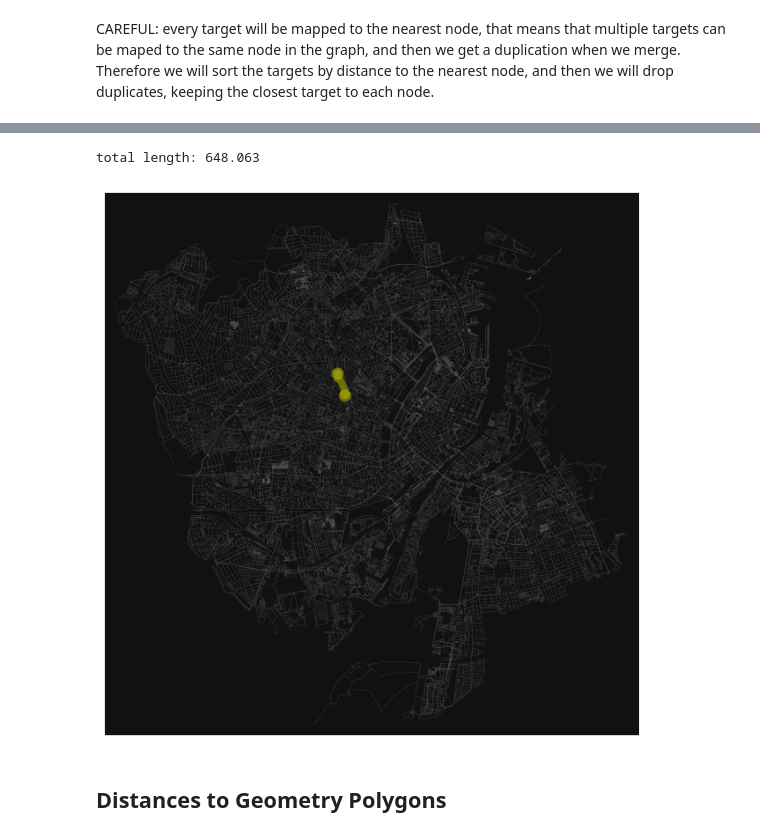
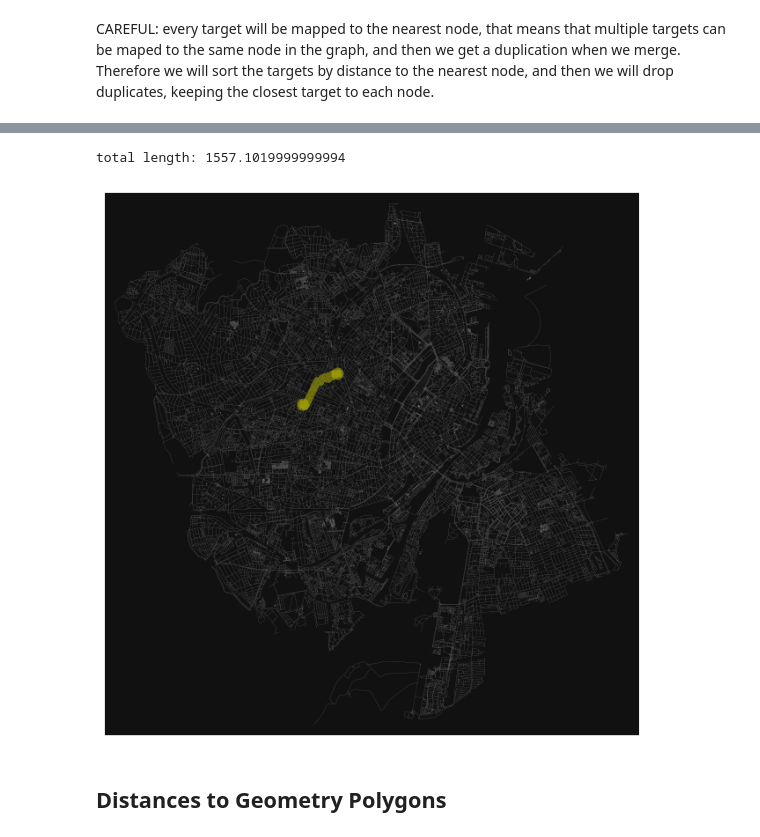
Before and after one commit to MiriamEspinosa/QoL_Copenhagen, a Jupyter notebook: notebooks/calculate_distances.ipynb, the cells around one changed output, grey strips where cells are left out. Cells and saved outputs as stored; diff of their text form; code cells hidden in the pictures.

```diff
--- a/notebooks/calculate_distances.ipynb
+++ b/notebooks/calculate_distances.ipynb
@@ -117,25 +143,19 @@ def shortest_distance_network_route(start_node, target_node, G):
 # %% [markdown]
 This includes schools, transport stops and hospitals
 # %%
+## Start nodes
+accommodation = nearest_node(df_accommodation, G_walk)
+
+## Education targets
 schools = nearest_node(df_schools, G_walk)
-accommodation = nearest_node(df_accommodation, G_walk)
-transport = nearest_node(df_transport, G_walk)
+
+## Transport targets
+bus = nearest_node(df_bus, G_walk)
+train = nearest_node(df_train, G_walk)
+
+## Treatment target
 hospital = nearest_node(df_hospital, G_walk)
+clinic = nearest_node(df_clinic, G_walk)
 # %% [markdown]
 CAREFUL: every target will be mapped to the nearest node, that means that multiple targets can be maped to the
 same node in the graph, and then we get a duplication when we merge. Therefore we will sort the targets by distance to the nearest node, and then we will drop duplicates, keeping the closest target to each node.
-# %%
-schools.sort_values("distance_nearest_node", ascending=True, inplace=True)
-print(f"Number of schools: {schools.shape[0]}")
-schools.drop_duplicates(subset=["nearest_node"], keep="first", inplace=True)
-print(f"Number of schools after dropping duplicates: {schools.shape[0]}")
-
-transport.sort_values("distance_nearest_node", ascending=True, inplace=True)
-print(f"Number of transport stops: {transport.shape[0]}")
-transport.drop_duplicates(subset=["nearest_node"], keep="first", inplace=True)
-print(f"Number of transport stops after dropping duplicates: {transport.shape[0]}")
-
-hospital.sort_values("distance_nearest_node", ascending=True, inplace=True)
-print(f"Number of hospitals: {hospital.shape[0]}")
-hospital.drop_duplicates(subset=["nearest_node"], keep="first", inplace=True)
-print(f"Number of hospitals after dropping duplicates: {hospital.shape[0]}")
@@ -148,0 +162,6 @@ Number of hospitals after dropping duplicates: 69
+# %%
+schools = drop_duplicate_distances(schools)
+bus = drop_duplicate_distances(bus)
+train = drop_duplicate_distances(train)
+hospital = drop_duplicate_distances(hospital)
+clinic = drop_duplicate_distances(clinic)
@@ -154,9 +184,11 @@ accommodation.head(2)
 | 1 | 24508264 | NaN | apartments | POINT (719548.667 6173443.049) | 13451737772 | 50.085985 |
 # %%
 acc2 = dist_to_nodes(accommodation, schools, G_walk, "nearest_school")
-acc3 = dist_to_nodes(acc2, transport, G_walk, "nearest_transport")
-acc4 = dist_to_nodes(acc3, hospital, G_walk, "nearest_hospital")
-acc4.head(3)
+acc3 = dist_to_nodes(acc2, bus, G_walk, "nearest_bus")
+acc4 = dist_to_nodes(acc3, train, G_walk, "nearest_train")
+acc5 = dist_to_nodes(acc4, hospital, G_walk, "nearest_hospital")
+acc6 = dist_to_nodes(acc5, clinic, G_walk, "nearest_clinic")
+acc6.head(3)
 # %% [output]
 |  | osm_id | name | amenity | geometry | nearest_node | distance_nearest_node | nearest_school | ... |
 | 0 | 23540747 | NaN | apartments | POINT (722469.200 6177724.345) | 7766784 | 47.864968 | 3468162006 | ... |
@@ -167,10 +199,10 @@ assert acc4.shape[0] == accommodation.shape[0] == acc3.shape[0] == acc2.shape[0]
 # %%
-route, total_length = shortest_distance_network_route(start_node=acc4.loc[0, "nearest_node"], target_node=acc4.loc[0, "nearest_hospital"], G=G_walk)
+route, total_length = shortest_distance_network_route(start_node=acc6.loc[0, "nearest_node"], target_node=acc6.loc[0, "nearest_hospital"], G=G_walk)
 print('total length:', total_length)
 fig, ax = ox.plot_graph_route(G_walk, route, route_color="y", route_linewidth=6, node_size=0, edge_linewidth = 0.1)
 # %% [output]
-total length: 648.063
+total length: 1557.1019999999994
-[figure, old version]
+[figure, new version]
 # %% [markdown]
 ## Distances to Geometry Polygons
 # %% [markdown]
```
Also changed, not shown: parts of 46 cells of this notebook, 1 other file.
